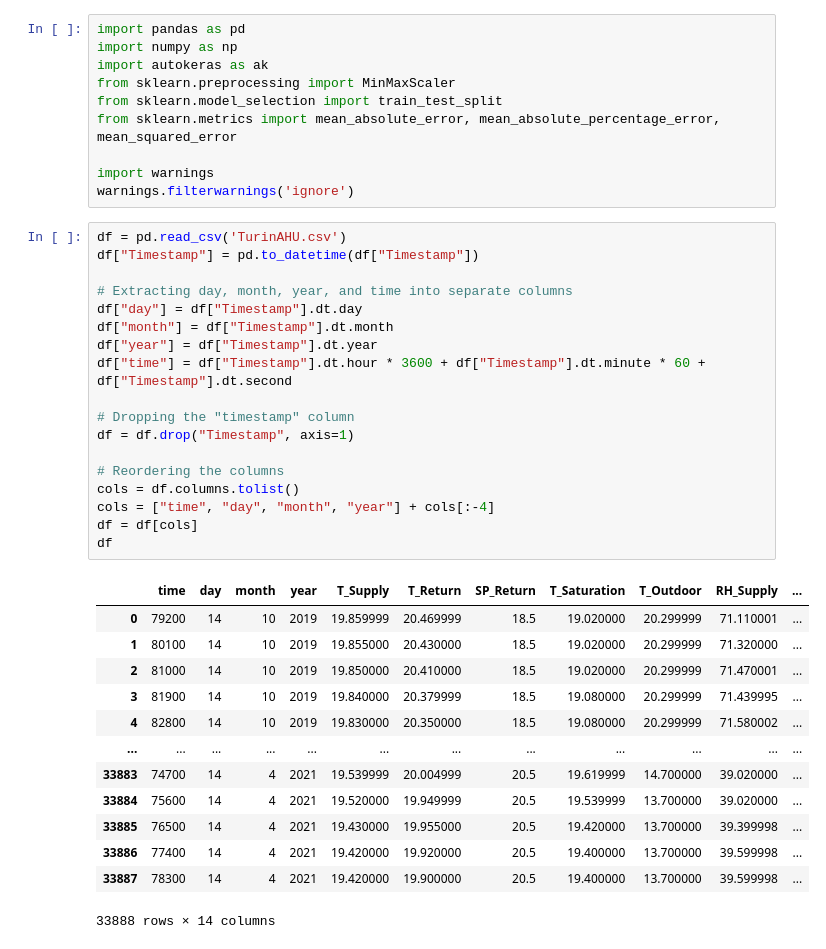
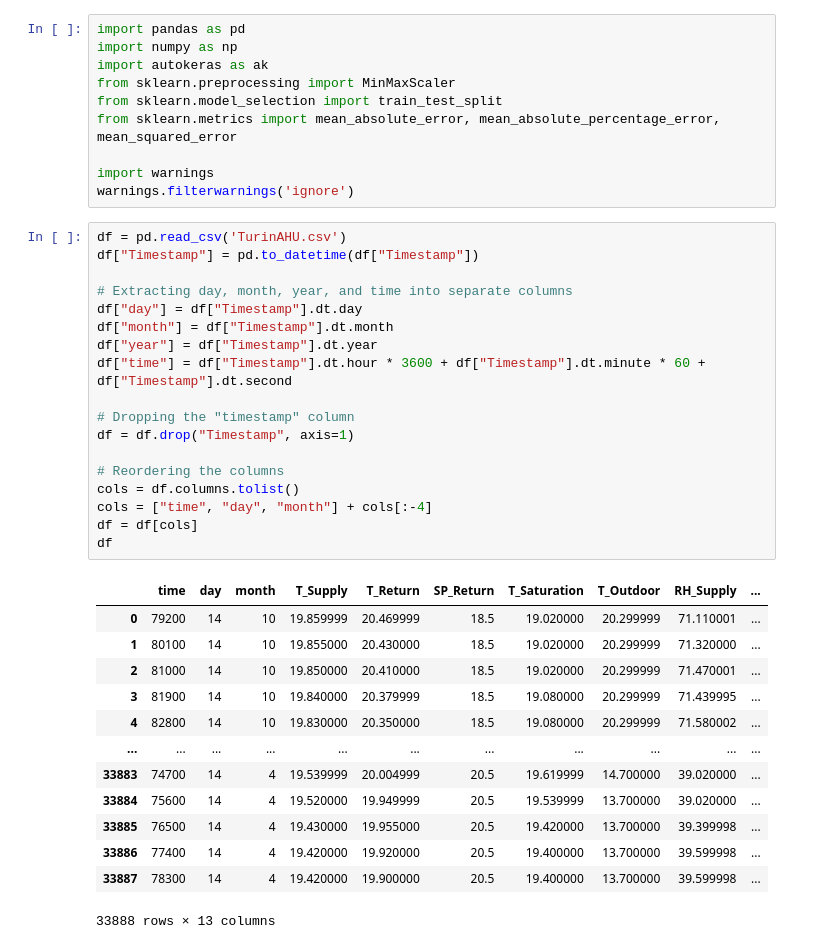
Before and after one commit to IMU-skontos/PUTurin, a Jupyter notebook: Auto_ML.ipynb, the cells around one changed output. Drawn from its saved outputs; the diff is of its cells as text.

```diff
--- a/Auto_ML.ipynb
+++ b/Auto_ML.ipynb
@@ -11,32 +11,32 @@ warnings.filterwarnings('ignore')
 # %%
 df = pd.read_csv('TurinAHU.csv')
 df["Timestamp"] = pd.to_datetime(df["Timestamp"])
 
 # Extracting day, month, year, and time into separate columns
 df["day"] = df["Timestamp"].dt.day
 df["month"] = df["Timestamp"].dt.month
 df["year"] = df["Timestamp"].dt.year
 df["time"] = df["Timestamp"].dt.hour * 3600 + df["Timestamp"].dt.minute * 60 + df["Timestamp"].dt.second
 
 # Dropping the "timestamp" column
 df = df.drop("Timestamp", axis=1)
 
 # Reordering the columns
 cols = df.columns.tolist()
-cols = ["time", "day", "month", "year"] + cols[:-4]
+cols = ["time", "day", "month"] + cols[:-4]
 df = df[cols]
 df
 # %% [output]
-|  | time | day | month | year | T_Supply | T_Return | SP_Return | T_Saturation | T_Outdoor | RH_Supply | ... |
-| 0 | 79200 | 14 | 10 | 2019 | 19.859999 | 20.469999 | 18.5 | 19.020000 | 20.299999 | 71.110001 | ... |
-| 1 | 80100 | 14 | 10 | 2019 | 19.855000 | 20.430000 | 18.5 | 19.020000 | 20.299999 | 71.320000 | ... |
-| 2 | 81000 | 14 | 10 | 2019 | 19.850000 | 20.410000 | 18.5 | 19.020000 | 20.299999 | 71.470001 | ... |
-| 3 | 81900 | 14 | 10 | 2019 | 19.840000 | 20.379999 | 18.5 | 19.080000 | 20.299999 | 71.439995 | ... |
-| 4 | 82800 | 14 | 10 | 2019 | 19.830000 | 20.350000 | 18.5 | 19.080000 | 20.299999 | 71.580002 | ... |
-| ... | ... | ... | ... | ... | ... | ... | ... | ... | ... | ... | ... |
-| 33883 | 74700 | 14 | 4 | 2021 | 19.539999 | 20.004999 | 20.5 | 19.619999 | 14.700000 | 39.020000 | ... |
-| 33884 | 75600 | 14 | 4 | 2021 | 19.520000 | 19.949999 | 20.5 | 19.539999 | 13.700000 | 39.020000 | ... |
-| 33885 | 76500 | 14 | 4 | 2021 | 19.430000 | 19.955000 | 20.5 | 19.420000 | 13.700000 | 39.399998 | ... |
-| 33886 | 77400 | 14 | 4 | 2021 | 19.420000 | 19.920000 | 20.5 | 19.400000 | 13.700000 | 39.599998 | ... |
-| 33887 | 78300 | 14 | 4 | 2021 | 19.420000 | 19.900000 | 20.5 | 19.400000 | 13.700000 | 39.599998 | ... |
+|  | time | day | month | T_Supply | T_Return | SP_Return | T_Saturation | T_Outdoor | RH_Supply | ... |
+| 0 | 79200 | 14 | 10 | 19.859999 | 20.469999 | 18.5 | 19.020000 | 20.299999 | 71.110001 | ... |
+| 1 | 80100 | 14 | 10 | 19.855000 | 20.430000 | 18.5 | 19.020000 | 20.299999 | 71.320000 | ... |
+| 2 | 81000 | 14 | 10 | 19.850000 | 20.410000 | 18.5 | 19.020000 | 20.299999 | 71.470001 | ... |
+| 3 | 81900 | 14 | 10 | 19.840000 | 20.379999 | 18.5 | 19.080000 | 20.299999 | 71.439995 | ... |
+| 4 | 82800 | 14 | 10 | 19.830000 | 20.350000 | 18.5 | 19.080000 | 20.299999 | 71.580002 | ... |
+| ... | ... | ... | ... | ... | ... | ... | ... | ... | ... | ... |
+| 33883 | 74700 | 14 | 4 | 19.539999 | 20.004999 | 20.5 | 19.619999 | 14.700000 | 39.020000 | ... |
+| 33884 | 75600 | 14 | 4 | 19.520000 | 19.949999 | 20.5 | 19.539999 | 13.700000 | 39.020000 | ... |
+| 33885 | 76500 | 14 | 4 | 19.430000 | 19.955000 | 20.5 | 19.420000 | 13.700000 | 39.399998 | ... |
+| 33886 | 77400 | 14 | 4 | 19.420000 | 19.920000 | 20.5 | 19.400000 | 13.700000 | 39.599998 | ... |
+| 33887 | 78300 | 14 | 4 | 19.420000 | 19.900000 | 20.5 | 19.400000 | 13.700000 | 39.599998 | ... |
-33888 rows × 14 columns
+33888 rows × 13 columns
```
Also changed, not shown: parts of 3 cells of this notebook.
